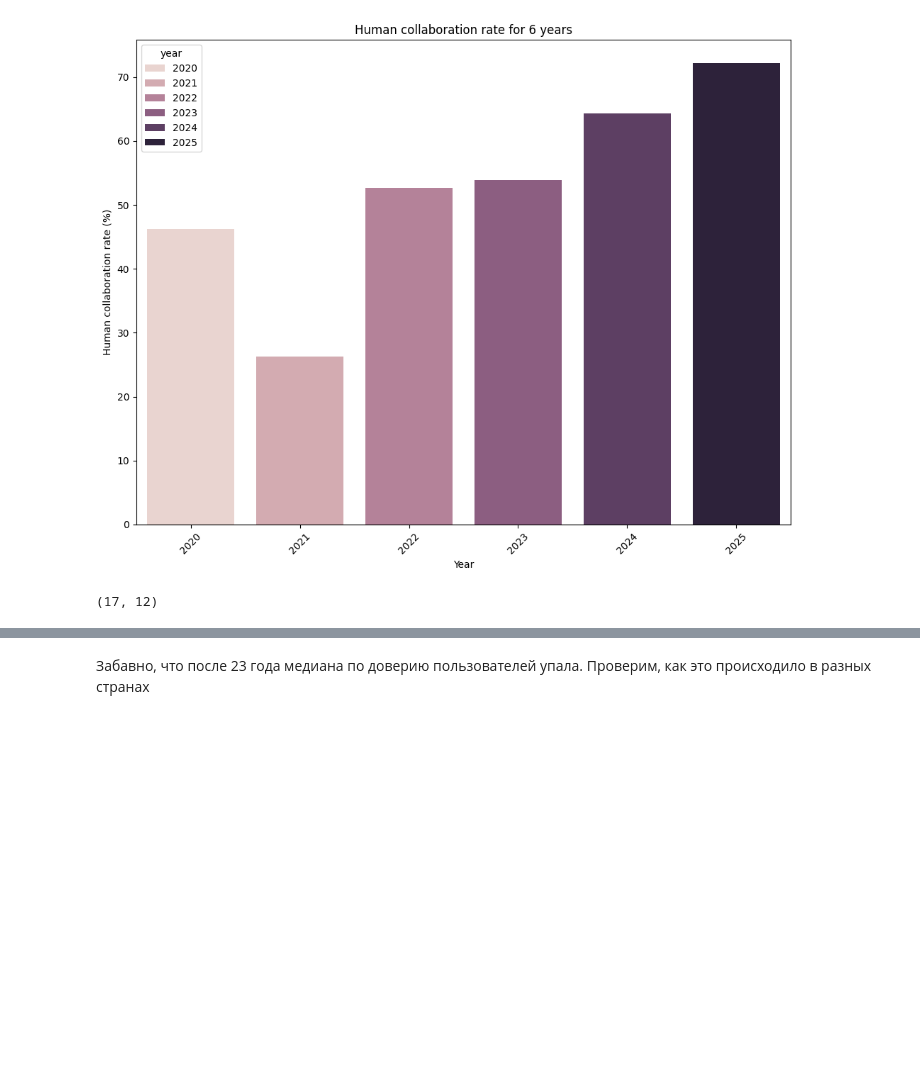
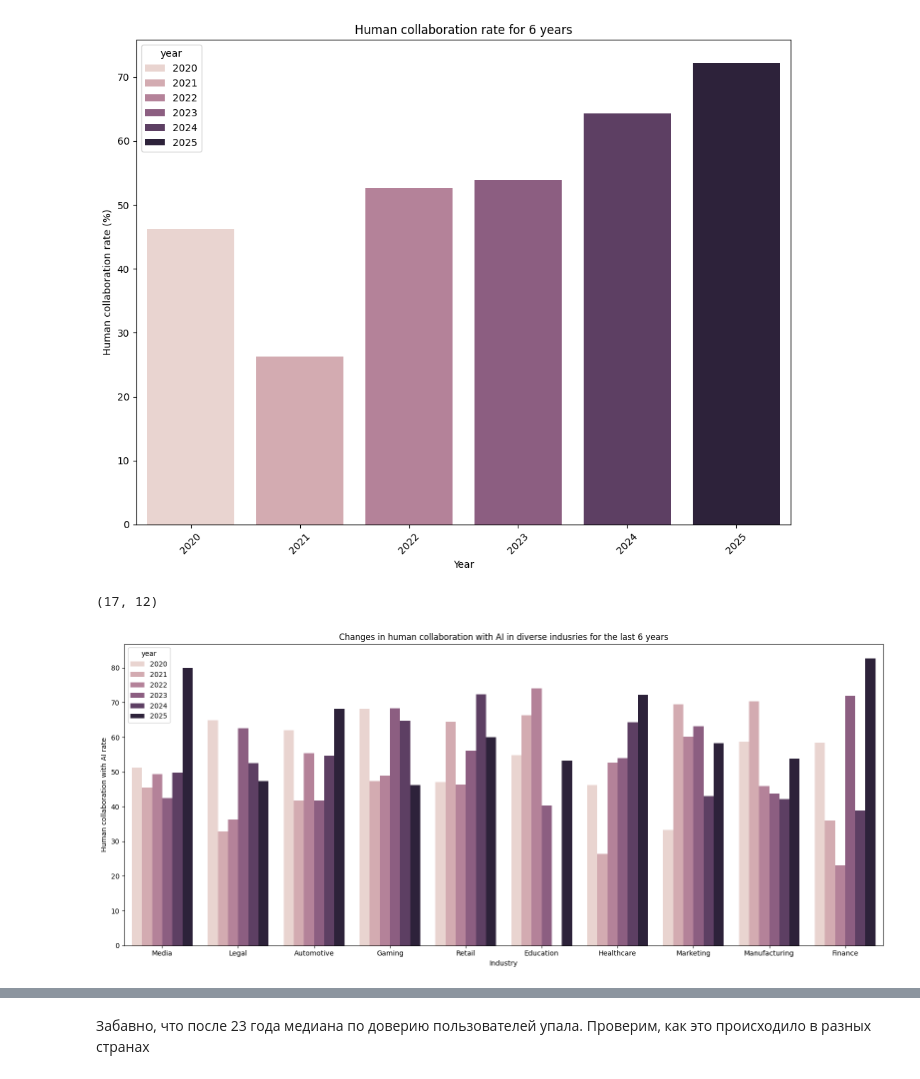
Before and after one commit to KristinaDobrovolskaya/Global_AI_impact, a Jupyter notebook: notebooks/data_preprocessing_visualization.ipynb, the cells around one changed output, grey strips where cells are left out. Cells and saved outputs as stored; diff of their text form; code cells hidden in the pictures; blank space fills up the shorter version.

```diff
--- a/notebooks/data_preprocessing_visualization.ipynb
+++ b/notebooks/data_preprocessing_visualization.ipynb
@@ -143,3 +142,17 @@ plt.show()
 df_health.shape # Too little datas to create prediction model
 # %% [output]
 (17, 12)
+# %%
+# Human_collaboration in diverse industries
+
+plt.figure(figsize=(16, 7))
+
+sns.barplot(data=df, x='industry', y='human_collaboration', hue='year', errorbar=None)
+plt.title('Changes in human collaboration with AI in diverse indusries for the last 6 years')
+plt.xlabel('Industry')
+plt.ylabel('Human collaboration with AI rate')
+
+plt.tight_layout()
+plt.show()
+# %% [output]
+[figure, added]
```
Also changed, not shown: parts of 9 cells of this notebook.
